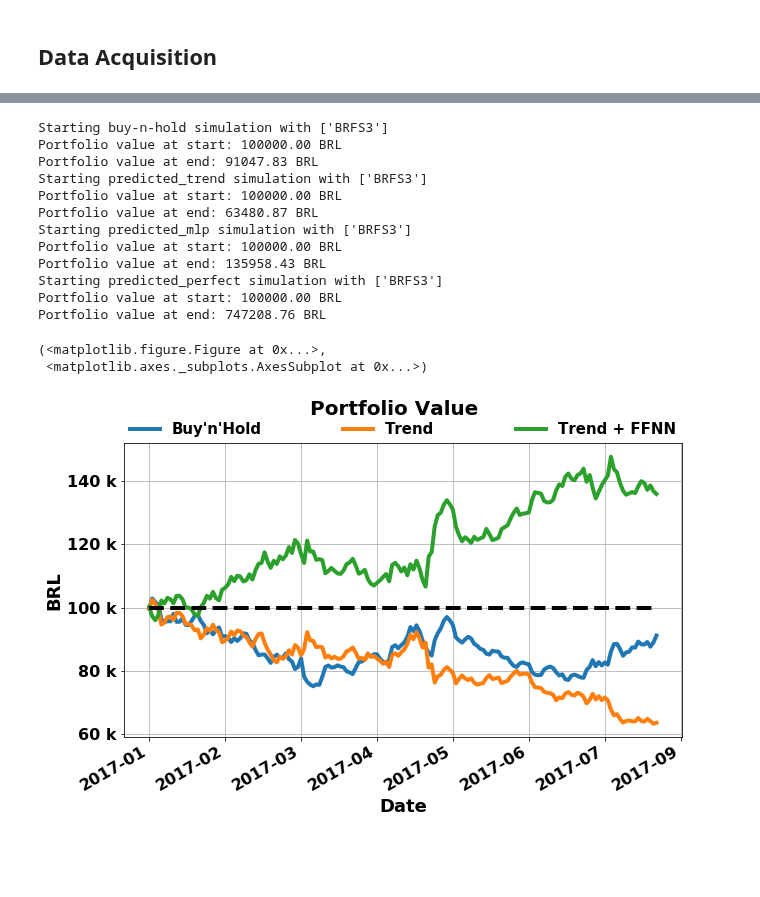
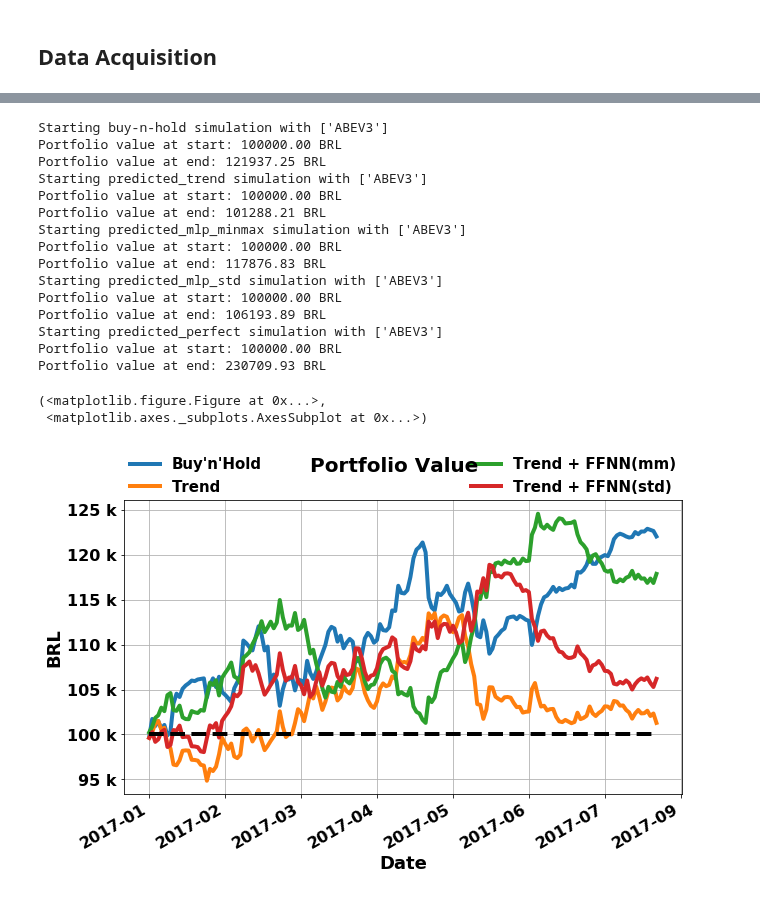
Before and after one commit to danilofrp/neural-stocks, a Jupyter notebook: notebooks/Backtesting/Backtesting2.ipynb, the cells around one changed output, grey strips where cells are left out. Cells and saved outputs as stored; diff of their text form; code cells hidden in the pictures; blank space fills up the shorter version.

```diff
--- a/notebooks/Backtesting/Backtesting2.ipynb
+++ b/notebooks/Backtesting/Backtesting2.ipynb
@@ -65,8 +66,9 @@ PETR4_MLP = pd.read_csv(pathPETR4_MLP, parse_dates=['Date'], index_col='Date').s
 SUZB5_MLP = pd.read_csv(pathSUZB5_MLP, parse_dates=['Date'], index_col='Date').sort_index()
 USIM5_MLP = pd.read_csv(pathUSIM5_MLP, parse_dates=['Date'], index_col='Date').sort_index()
 VALE5_MLP = pd.read_csv(pathVALE5_MLP, parse_dates=['Date'], index_col='Date').sort_index()
+VIVT4_MLP = pd.read_csv(pathVIVT4_MLP, parse_dates=['Date'], index_col='Date').sort_index()
 
-df = pd.concat([ABEV3_MLP, BRFS3_MLP, BVMF3_MLP, ITUB4_MLP, KROT3_MLP, LAME4_MLP, PETR4_MLP, SUZB5_MLP, USIM5_MLP, VALE5_MLP], axis = 1)
+df = pd.concat([ABEV3_MLP, BRFS3_MLP, BVMF3_MLP, CCRO3_MLP, ELET3_MLP, ITUB4_MLP, KROT3_MLP, LAME4_MLP, PETR4_MLP, SUZB5_MLP, USIM5_MLP, VALE5_MLP, VIVT4_MLP], axis = 1)
 
 end_time = time.time()
 print('Time to acquire data: '+str(end_time-init_time)+' seconds')
@@ -476,14 +474,14 @@ def findIndex(array, obj, func):
             return i
     return -1
 # %%
-bt = Backtest(assets = ['ABEV3', 'BRFS3', 'BVMF3', 'CCRO3', 'ELET3', 'ITUB4', 'KROT3', 'LAME4', 'PETR4', 'SUZB5', 'USIM5', 'VALE5'], dataPath = '../../../data/stocks/[asset]/diario/[asset].CSV')
+bt = Backtest(assets = ['ABEV3', 'BRFS3', 'BVMF3', 'CCRO3', 'ELET3', 'ITUB4', 'KROT3', 'LAME4', 'PETR4', 'SUZB5', 'USIM5', 'VALE5', 'VIVT4'], dataPath = '../../../data/stocks/[asset]/diario/[asset].CSV')
 # %%
 initialFunds = 100000
 startDate = '2017'
 endDate = '2017'
 assetsToUse = [
-               #'ABEV3',
-               'BRFS3',
+               'ABEV3',
+               #'BRFS3',
                #'BVMF3',
                #'CCRO3',
                #'ELET3',
@@ -493,7 +491,8 @@ assetsToUse = [
                #'PETR4',
                #'SUZB5',
                #'USIM5',
-               #'VALE5'
+               #'VALE5',
+               #'VIVT4'
               ]
 
 bt.simulate(strategy = 'buy-n-hold', start = startDate, end = endDate, initialFunds = initialFunds, assetsToUse = assetsToUse, verbose = 0)
@@ -503,15 +502,16 @@ bt.simulate(strategy = 'predicted', start = startDate, end = endDate, initialFun
                          'ABEV3': df['ABEV3_Close_trend'],
                          'BRFS3': df['BRFS3_Close_trend'],
                          'BVMF3': df['BVMF3_Close_trend'],
-                         #'CCRO3': df['CCRO3_Close_trend'],
-                         #'ELET3': df['ELET3_Close_trend'],
+                         'CCRO3': df['CCRO3_Close_trend'],
+                         'ELET3': df['ELET3_Close_trend'],
                          'ITUB4': df['ITUB4_Close_trend'],
                          'KROT3': df['KROT3_Close_trend'],
                          'LAME4': df['LAME4_Close_trend'],
                          'PETR4': df['PETR4_Close_trend'],
                          'SUZB5': df['SUZB5_Close_trend'],
                          'USIM5': df['USIM5_Close_trend'],
-                         'VALE5': df['VALE5_Close_trend']
+                         'VALE5': df['VALE5_Close_trend'],
+                         'VIVT4': df['VIVT4_Close_trend']
                         },
             simulationName = 'predicted_trend', verbose = 0)
 
@@ -520,60 +520,83 @@ bt.simulate(strategy = 'predicted', start = startDate, end = endDate, initialFun
                          'ABEV3': df['ABEV3_Close_predicted_MLP_mapminmax'],
                          'BRFS3': df['BRFS3_Close_predicted_MLP_mapminmax'],
                          'BVMF3': df['BVMF3_Close_predicted_MLP_mapminmax'],
-                         #'CCRO3': df['CCRO3_Close_predicted_MLP_mapminmax'],
-                         #'ELET3': df['ELET3_Close_predicted_MLP_mapminmax'],
+                         'CCRO3': df['CCRO3_Close_predicted_MLP_mapminmax'],
+                         'ELET3': df['ELET3_Close_predicted_MLP_mapminmax'],
                          'ITUB4': df['ITUB4_Close_predicted_MLP_mapminmax'],
                          'KROT3': df['KROT3_Close_predicted_MLP_mapminmax'],
                          'LAME4': df['LAME4_Close_predicted_MLP_mapminmax'],
                          'PETR4': df['PETR4_Close_predicted_MLP_mapminmax'],
                          'SUZB5': df['SUZB5_Close_predicted_MLP_mapminmax'],
                          'USIM5': df['USIM5_Close_predicted_MLP_mapminmax'],
-                         'VALE5': df['VALE5_Close_predicted_MLP_mapminmax']
+                         'VALE5': df['VALE5_Close_predicted_MLP_mapminmax'],
+                         'VIVT4': df['VIVT4_Close_predicted_MLP_mapminmax']
                         },
-            simulationName = 'predicted_mlp', verbose = 0)
+            simulationName = 'predicted_mlp_minmax', verbose = 0)
+
+bt.simulate(strategy = 'predicted', start = startDate, end = endDate, initialFunds = initialFunds, assetsToUse = assetsToUse,
+            predicted = {
+                         'ABEV3': df['ABEV3_Close_predicted_MLP_mapstd'],
+                         'BRFS3': df['BRFS3_Close_predicted_MLP_mapstd'],
+                         'BVMF3': df['BVMF3_Close_predicted_MLP_mapstd'],
+                         'CCRO3': df['CCRO3_Close_predicted_MLP_mapstd'],
+                         'ELET3': df['ELET3_Close_predicted_MLP_mapstd'],
+                         'ITUB4': df['ITUB4_Close_predicted_MLP_mapstd'],
+                         'KROT3': df['KROT3_Close_predicted_MLP_mapstd'],
+                         'LAME4': df['LAME4_Close_predicted_MLP_mapstd'],
+                         'PETR4': df['PETR4_Close_predicted_MLP_mapstd'],
+                         'SUZB5': df['SUZB5_Close_predicted_MLP_mapstd'],
+                         'USIM5': df['USIM5_Close_predicted_MLP_mapstd'],
+                         'VALE5': df['VALE5_Close_predicted_MLP_mapstd'],
+                         'VIVT4': df['VIVT4_Close_predicted_MLP_mapstd']
+                        },
+            simulationName = 'predicted_mlp_std', verbose = 0)
 
 #bt.simulate(strategy = 'predicted', start = startDate, end = endDate, initialFunds = initialFunds,
 #            predicted = {'PETR4': (df['PETR4_Close_predicted_MLP_mapminmax'] + df['PETR4_Close_trend'])/2},
 #            simulationName = 'predicted_mlp_test', verbose = 0)
 
 bt.simulate(strategy = 'predicted', start = '2017', initialFunds = initialFunds, assetsToUse = assetsToUse,
             predicted = {
                          'ABEV3': df['ABEV3_Close'],
                          'BRFS3': df['BRFS3_Close'],
                          'BVMF3': df['BVMF3_Close'],
-                         #'CCRO3': df['CCRO3_Close'],
-                         #'ELET3': df['ELET3_Close'],
+                         'CCRO3': df['CCRO3_Close'],
+                         'ELET3': df['ELET3_Close'],
                          'ITUB4': df['ITUB4_Close'],
                          'KROT3': df['KROT3_Close'],
                          'LAME4': df['LAME4_Close'],
                          'PETR4': df['PETR4_Close'],
                          'SUZB5': df['SUZB5_Close'],
                          'USIM5': df['USIM5_Close'],
-                         'VALE5': df['VALE5_Close']
+                         'VALE5': df['VALE5_Close'],
+                         'VIVT4': df['VIVT4_Close']
                          },
             simulationName = 'predicted_perfect', verbose = 0)
 
-bt.plotSimulations(simulations = ['buy-n-hold', 'predicted_trend', 'predicted_mlp'],
-                   names = ['Buy\'n\'Hold', 'Trend', 'Trend + FFNN'],
-                   legendsize = 15, linewidth = 4.0, figsize = (10,6), linestyle = '-', legendncol = 3,
+bt.plotSimulations(simulations = ['buy-n-hold', 'predicted_trend', 'predicted_mlp_minmax', 'predicted_mlp_std'],
+                   names = ['Buy\'n\'Hold', 'Trend', 'Trend + FFNN(mm)', 'Trend + FFNN(std)'],
+                   legendsize = 15, linewidth = 4.0, figsize = (10,6), linestyle = '-', legendncol = 2,
                    saveImg = False, saveDir = saveFigDir, saveName = 'backtest', saveFormat = 'pdf'
                   )
 # %% [output]
-Starting buy-n-hold simulation with ['BRFS3']
+Starting buy-n-hold simulation with ['ABEV3']
 Portfolio value at start: 100000.00 BRL
-Portfolio value at end: 91047.83 BRL
-Starting predicted_trend simulation with ['BRFS3']
+Portfolio value at end: 121937.25 BRL
+Starting predicted_trend simulation with ['ABEV3']
 Portfolio value at start: 100000.00 BRL
-Portfolio value at end: 63480.87 BRL
-Starting predicted_mlp simulation with ['BRFS3']
+Portfolio value at end: 101288.21 BRL
+Starting predicted_mlp_minmax simulation with ['ABEV3']
 Portfolio value at start: 100000.00 BRL
-Portfolio value at end: 135958.43 BRL
-Starting predicted_perfect simulation with ['BRFS3']
+Portfolio value at end: 117876.83 BRL
+Starting predicted_mlp_std simulation with ['ABEV3']
 Portfolio value at start: 100000.00 BRL
-Portfolio value at end: 747208.76 BRL
+Portfolio value at end: 106193.89 BRL
+Starting predicted_perfect simulation with ['ABEV3']
+Portfolio value at start: 100000.00 BRL
+Portfolio value at end: 230709.93 BRL
 (<matplotlib.figure.Figure at 0x...>,
  <matplotlib.axes._subplots.AxesSubplot at 0x...>)
-[figure, old version]
+[figure, new version]
 # %%
 p = ('2017-07', '2017-09')
 print('USIM5 trend           prediction RMSE: {:.5f}'.format(calculateRMSE(df['USIM5_Close'][p[0]:p[1]], df['USIM5_Close_trend'][p[0]:p[1]]).sum()))
```
Also changed, not shown: parts of 11 cells of this notebook, 5 other files.
